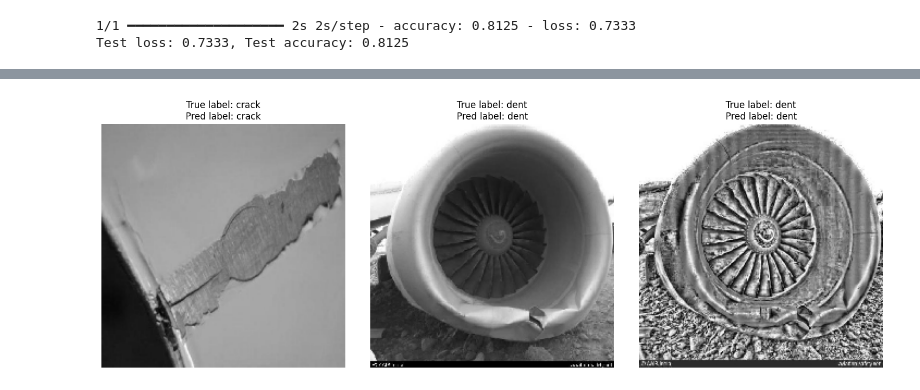
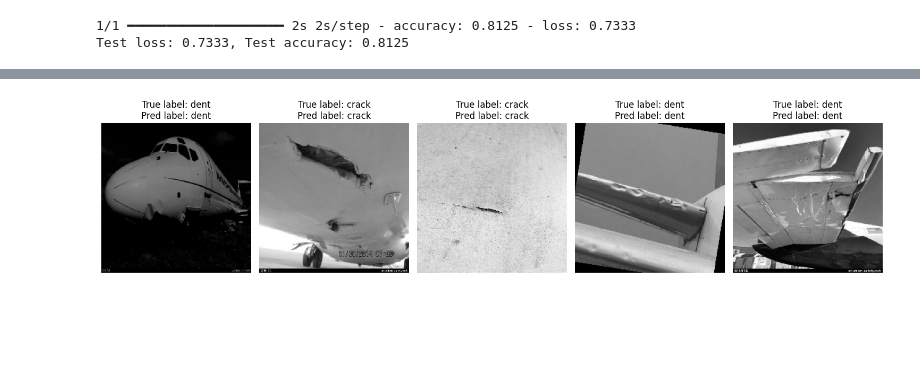
Before and after one commit to Daniel-Lawless/VGG16-BLIP-Damage-Detection, a Jupyter notebook: aircraft_damage_classification_and_captioning.ipynb, the cells around one changed output, grey strips where cells are left out. Drawn from its saved outputs; the diff is of its cells as text; code cells hidden in the pictures; blank space fills up the shorter version.

Commit message:
Updated comment, and increased number of images to be plotted

```diff
--- a/aircraft_damage_classification_and_captioning.ipynb
+++ b/aircraft_damage_classification_and_captioning.ipynb
@@ -240,7 +240,7 @@ print(f"Test loss: {test_loss:.4f}, Test accuracy: {test_accuracy:.4f}")
 1/1 ━━━━━━━━━━━━━━━━━━━━ 2s 2s/step - accuracy: 0.8125 - loss: 0.7333
 Test loss: 0.7333, Test accuracy: 0.8125
 # %%
-# We can have a look at some images and compare what the model predicted and what the true value was
+# We can have a look at some images and compare what the model predicted and what the true label was
 visualizer = visualization_utils_images()
-visualizer.test_model_on_image(test_generator=test_generator, model=model, num_to_plot=3)
+visualizer.test_model_on_image(test_generator=test_generator, model=model, num_to_plot=5)
 # %% [output]
@@ -248 +248 @@ visualizer.test_model_on_image(test_generator=test_generator, model=model, num_t
-[figure, old version]
+[figure, new version]
```
Also changed, not shown: parts of 1 cell of this notebook.
